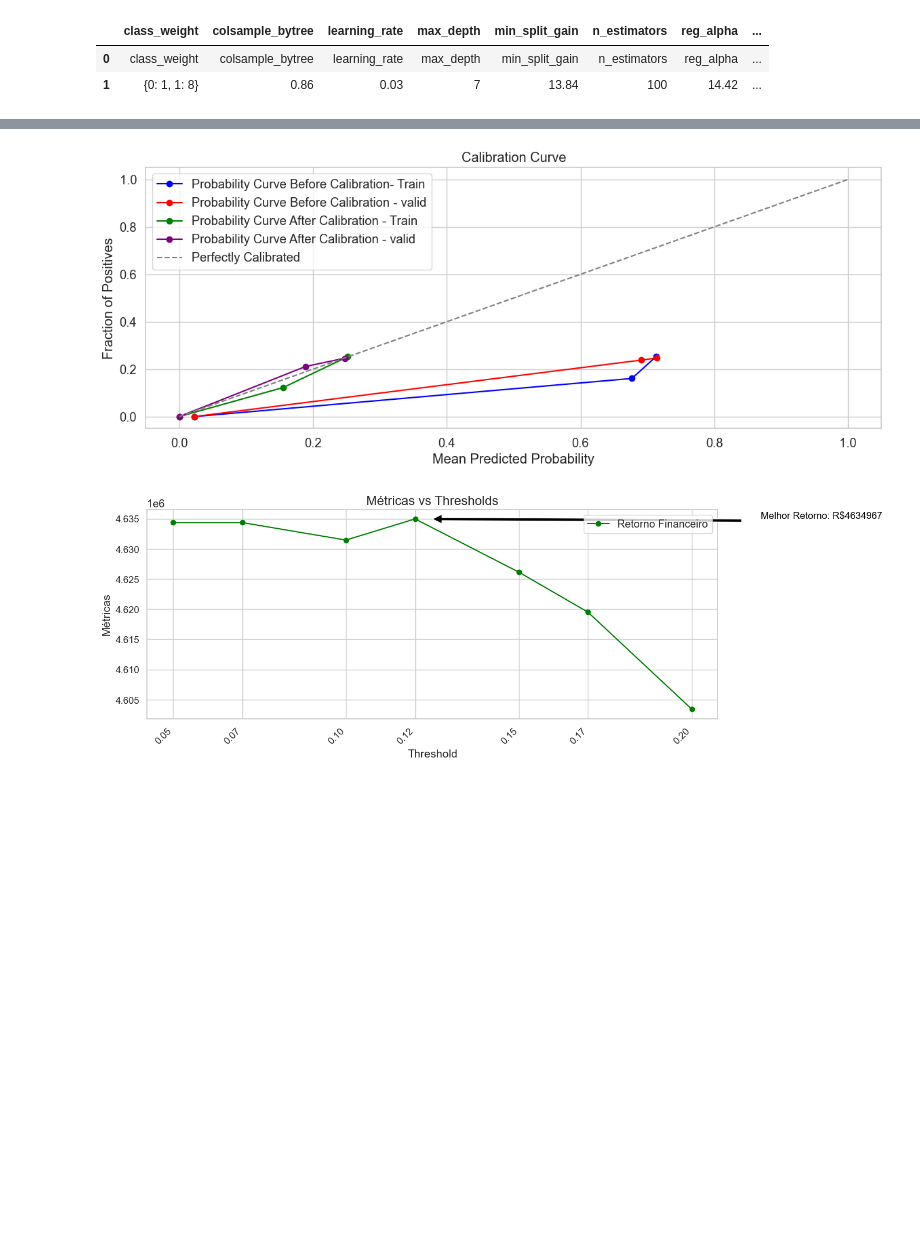
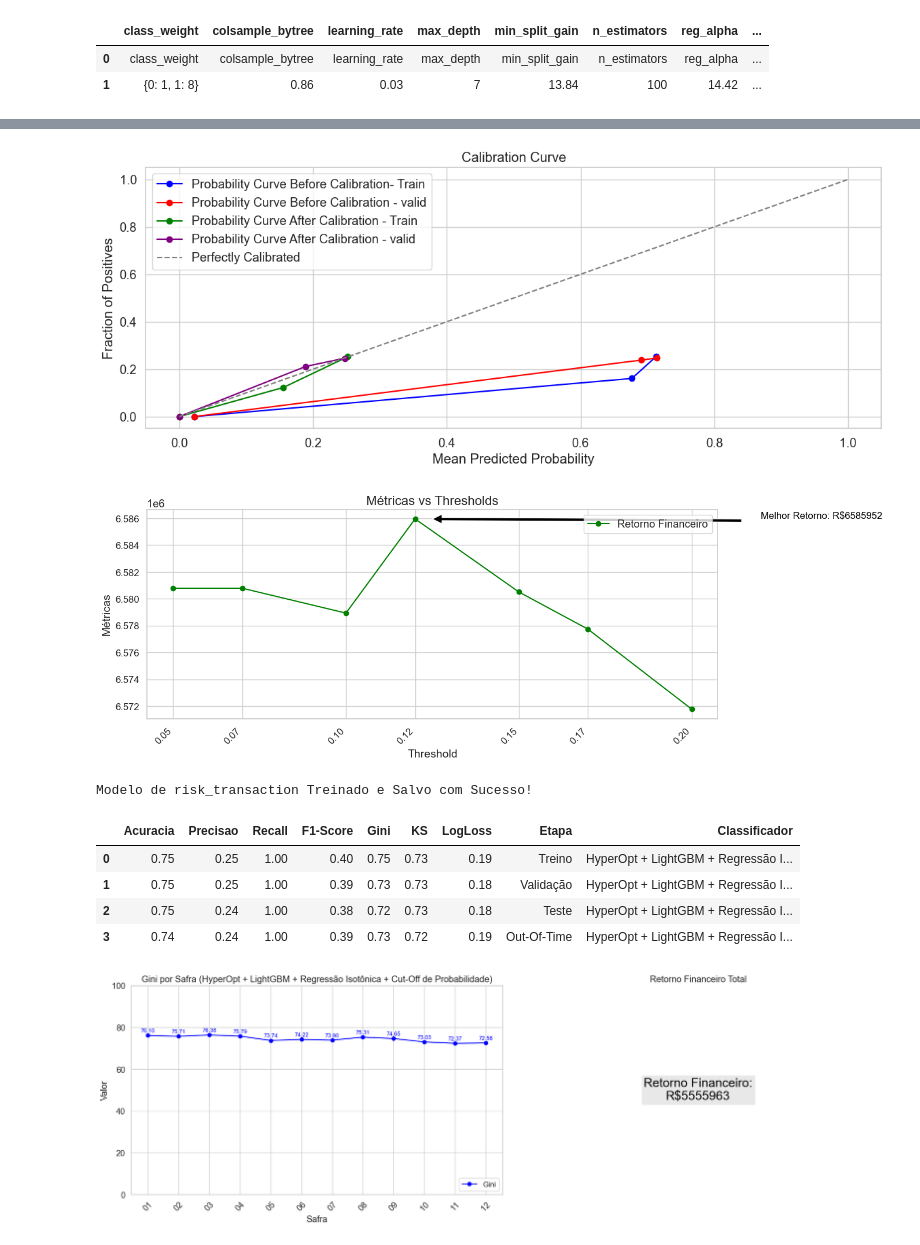
Before and after one commit to leonardovargas10/Modelo_Deteccao_Fraude, a Jupyter notebook: modelo.ipynb, the cells around one changed output, grey strips where cells are left out. Saved outputs shown, nothing was run; the diff lists cells and outputs as text; code cells hidden in the pictures; blank space fills up the shorter version.

```diff
--- a/modelo.ipynb
+++ b/modelo.ipynb
@@ -1570,31 +1839,22 @@ plot_shap(model_otimizado, x_train.sample(n = 1000, random_state = 42), titulo="
-# %%
-calibracao_probabilidade(model_otimizado.named_steps['lgbmclassifier'], x_train, y_train, y_proba_train_otimizado, x_valid, y_valid, y_proba_valid_otimizado, 'plot')
-modelo_otimizado_calibrado = calibracao_probabilidade(model_otimizado.named_steps['lgbmclassifier'], x_train, y_train, y_proba_train_otimizado, x_valid, y_valid, y_proba_valid_otimizado, 'predict')
-
-# y_predict_train_otimizado_calibrado = modelo_otimizado_calibrado.predict(x_train)
-# y_predict_valid_otimizado_calibrado = modelo_otimizado_calibrado.predict(x_valid)
-
-# y_proba_train_otimizado_calibrado = modelo_otimizado_calibrado.predict_proba(x_train)
-# y_proba_valid_otimizado_calibrado = modelo_otimizado_calibrado.predict_proba(x_valid)
-
-# metricas_otimizadas_calibradas_lightgbm = metricas_classificacao('HyperOpt + LightGBM + Regressão Isotônica', y_train, y_predict_train_otimizado_calibrado, y_valid, y_predict_valid_otimizado_calibrado, y_proba_train_otimizado_calibrado, y_proba_valid_otimizado_calibrado, 'treino', 'validacao')
-# print('Rodou lightgbm otimizado_calibrado!')
-# print()
-
-# print('Métricas Finais')
-# metricas_finais = metricas_classificacao_modelos_juntos(
-#      [
-#          metricas_reg_logistic,
-#          metricas_lightgbm,
-#          metricas_otimizadas_lightgbm,
-#          metricas_otimizadas_calibradas_lightgbm
-#      ]
-# )
-
-# display(metricas_finais)
-# %% [output]
-[figure, removed]
-# %%
-define_ponto_de_corte(pd.concat([df_train, df_valid]), 'risk_transaction', key_cols, modelo_otimizado_calibrado, 0.10, 0.30)
-# %% [output]
-[figure, removed]
+# %%
+########## Calibração de Probabilidades ##########
+calibracao_probabilidade(model_otimizado.named_steps['lgbmclassifier'], x_train, y_train, y_proba_train_otimizado, x_valid, y_valid, y_proba_valid_otimizado, 'plot')
+modelo_otimizado_calibrado = calibracao_probabilidade(model_otimizado.named_steps['lgbmclassifier'], x_train, y_train, y_proba_train_otimizado, x_valid, y_valid, y_proba_valid_otimizado, 'predict')
+
+########### Definição do Ponto de Corte ##########
+define_ponto_de_corte(pd.concat([df_train, df_valid]), 'risk_transaction', key_cols, modelo_otimizado_calibrado, 0.20, 0.30)
+
+########### Análise Final ##########
+modelo_classificador_risk_transaction_oficial(df_train, df_valid, df_test, df_oot, 'salvar', modelo_otimizado_calibrado, 0.12)
+df_analise_final = modelo_classificador_risk_transaction_oficial(df_train, df_valid, df_test, df_oot, 'escoragem', modelo_otimizado_calibrado, 0.12)
+metricas_estabilidade_final('HyperOpt + LightGBM + Regressão Isotônica + Cut-Off de Probabilidade', 'risk_transaction', df_analise_final, 0.10, 0.30)
+# %% [output]
+[figure, added]
+[figure, added]
+Modelo de risk_transaction Treinado e Salvo com Sucesso!
+|  | Acuracia | Precisao | Recall | F1-Score | Gini | KS | LogLoss | Etapa | Classificador |
+| 0 | 0.75 | 0.25 | 1.00 | 0.40 | 0.75 | 0.73 | 0.19 | Treino | HyperOpt + LightGBM + Regressão I... |
+| 1 | 0.75 | 0.25 | 1.00 | 0.39 | 0.73 | 0.73 | 0.18 | Validação | HyperOpt + LightGBM + Regressão I... |
+| 2 | 0.75 | 0.24 | 1.00 | 0.38 | 0.72 | 0.73 | 0.18 | Teste | HyperOpt + LightGBM + Regressão I... |
+| 3 | 0.74 | 0.24 | 1.00 | 0.39 | 0.73 | 0.72 | 0.19 | Out-Of-Time | HyperOpt + LightGBM + Regressão I... |
+[figure, added]
```
Also changed, not shown: parts of 6 cells of this notebook, 3 other files.
